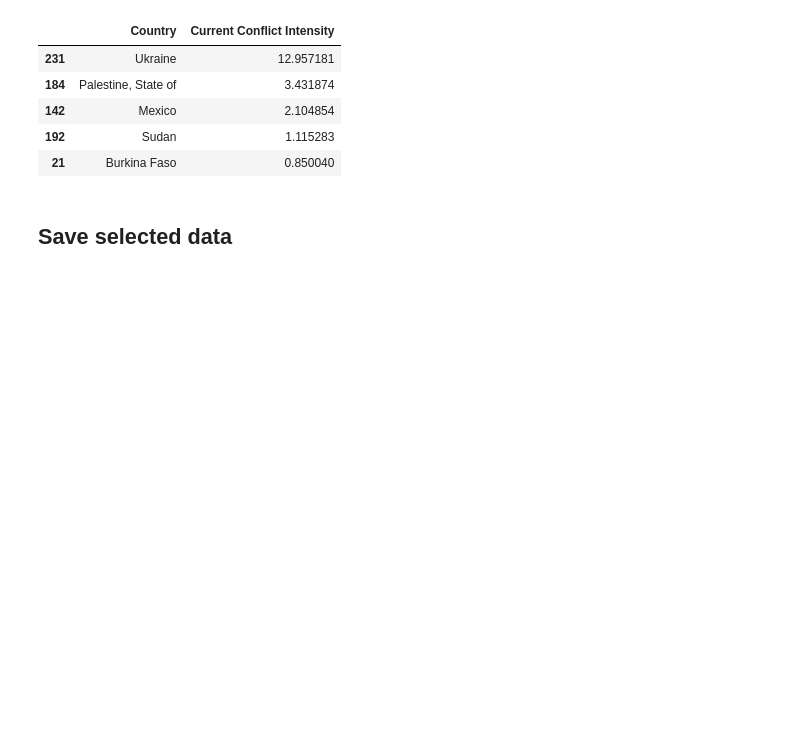
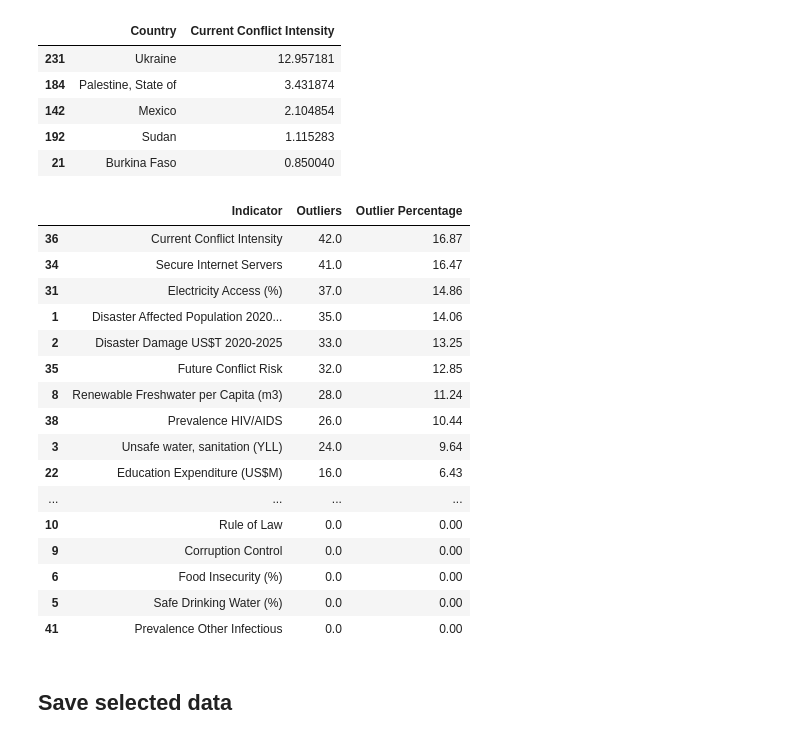
Before and after one commit to arth3mis/global-societal-endangerment-index, a Jupyter notebook: 2.2_data_selection.ipynb, the cells around one changed output. Cells and saved outputs as stored; diff of their text form; code cells hidden in the pictures; blank space fills up the shorter version.

```diff
--- a/2.2_data_selection.ipynb
+++ b/2.2_data_selection.ipynb
@@ -223,6 +223,33 @@ find_outliers(dfsc, 'Current Conflict Intensity').sort_values('Current Conflict
 | 142 | Mexico | 2.104854 |
 | 192 | Sudan | 1.115283 |
 | 21 | Burkina Faso | 0.850040 |
+# %%
+# find outliers for every indicator
+outliers = pd.DataFrame()
+for col in dfsc.columns[1:]:
+    outliers = pd.concat([outliers, find_outliers(dfsc, col)[[col]].count()], axis=0)
+outliers.reset_index(inplace=True)
+outliers['Outlier Percentage'] = outliers[0].apply(lambda x: round(x/len(dfsc)*100, 2))
+outliers.columns = ['Indicator', 'Outliers', 'Outlier Percentage']
+outliers.sort_values(by='Outliers', ascending=False)
+# %% [output]
+|  | Indicator | Outliers | Outlier Percentage |
+| 36 | Current Conflict Intensity | 42.0 | 16.87 |
+| 34 | Secure Internet Servers | 41.0 | 16.47 |
+| 31 | Electricity Access (%) | 37.0 | 14.86 |
+| 1 | Disaster Affected Population 2020... | 35.0 | 14.06 |
+| 2 | Disaster Damage US$T 2020-2025 | 33.0 | 13.25 |
+| 35 | Future Conflict Risk | 32.0 | 12.85 |
+| 8 | Renewable Freshwater per Capita (m3) | 28.0 | 11.24 |
+| 38 | Prevalence HIV/AIDS | 26.0 | 10.44 |
+| 3 | Unsafe water, sanitation (YLL) | 24.0 | 9.64 |
+| 22 | Education Expenditure (US$M) | 16.0 | 6.43 |
+| ... | ... | ... | ... |
+| 10 | Rule of Law | 0.0 | 0.00 |
+| 9 | Corruption Control | 0.0 | 0.00 |
+| 6 | Food Insecurity (%) | 0.0 | 0.00 |
+| 5 | Safe Drinking Water (%) | 0.0 | 0.00 |
+| 41 | Prevalence Other Infectious | 0.0 | 0.00 |
 # %% [markdown]
 ## Save selected data
 # %%
```
Also changed, not shown: parts of 4 cells of this notebook, 4 other files.
